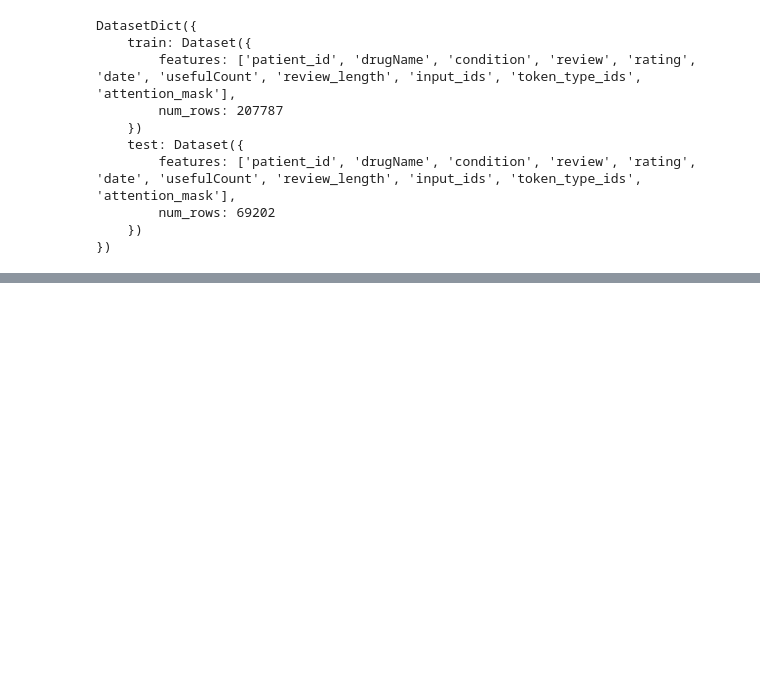
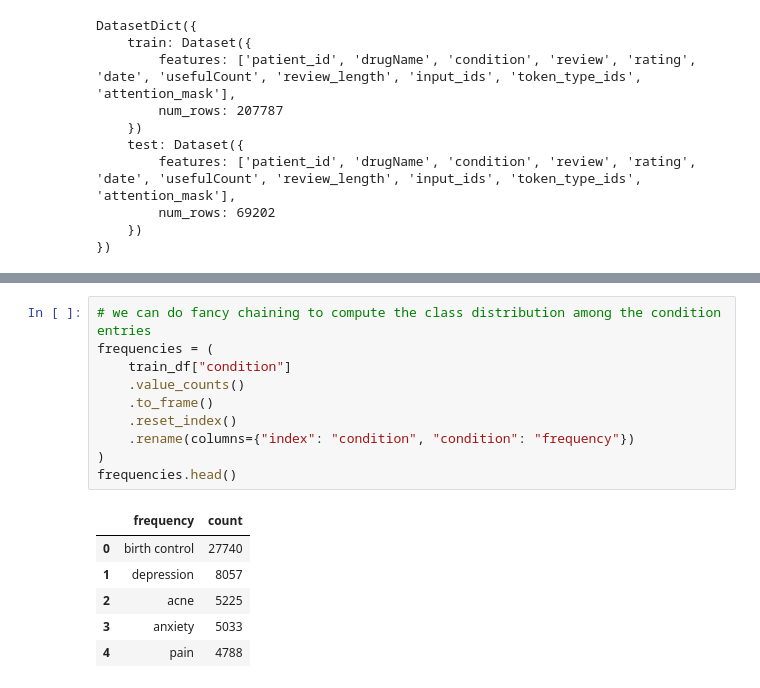
Before and after one commit to nestorxyz/hf-nlp, a Jupyter notebook: notebooks/the_dataset_library.ipynb, the cells around one changed output, grey strips where cells are left out. Cells and saved outputs as stored; diff of their text form; blank space fills up the shorter version.

```diff
--- a/notebooks/the_dataset_library.ipynb
+++ b/notebooks/the_dataset_library.ipynb
@@ -345,0 +357,17 @@ DatasetDict({
+# %%
+# we can do fancy chaining to compute the class distribution among the condition entries
+frequencies = (
+    train_df["condition"]
+    .value_counts()
+    .to_frame()
+    .reset_index()
+    .rename(columns={"index": "condition", "condition": "frequency"})
+)
+frequencies.head()
+# %% [output]
+|  | frequency | count |
+| 0 | birth control | 27740 |
+| 1 | depression | 8057 |
+| 2 | acne | 5225 |
+| 3 | anxiety | 5033 |
+| 4 | pain | 4788 |
```
Also changed, not shown: parts of 16 cells of this notebook.
